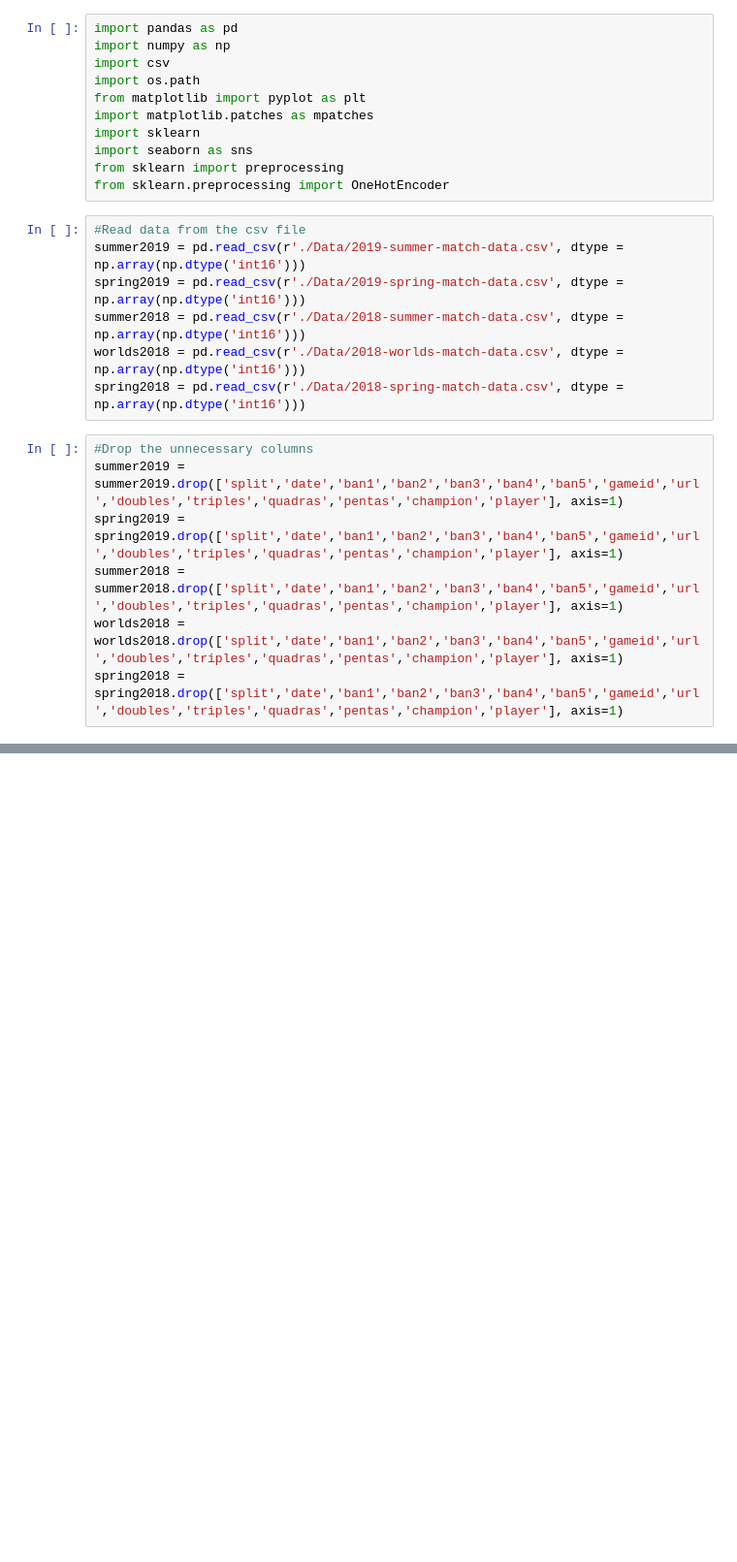
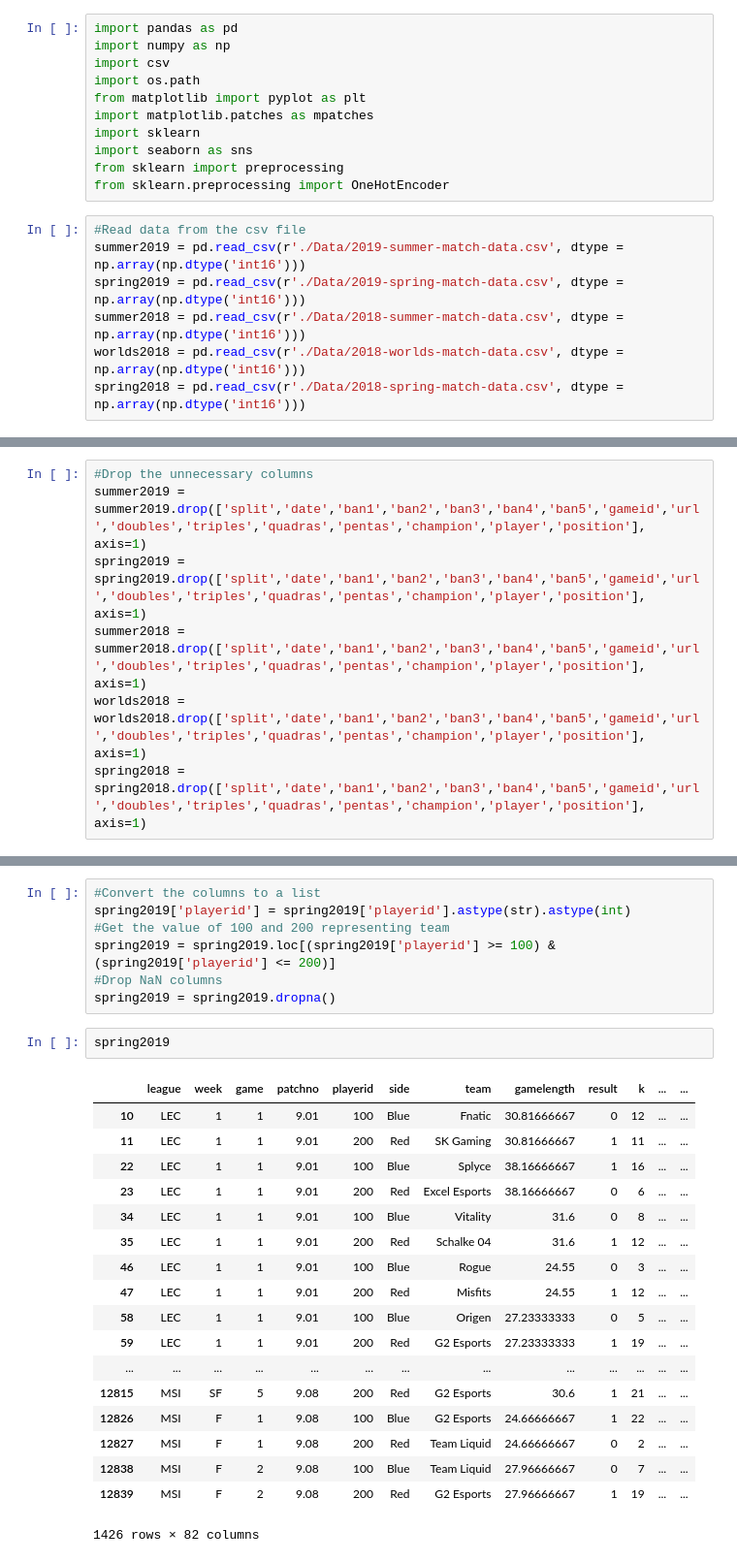
Before and after one commit to arons1618/match-prediction, a Jupyter notebook: ProMatchAnalysis.ipynb, the cells around one changed output, grey strips where cells are left out. Shown: that part at 97% size. Cells and saved outputs as stored; diff of their text form; blank space fills up the shorter version.

```diff
--- a/ProMatchAnalysis.ipynb
+++ b/ProMatchAnalysis.ipynb
@@ -16,10 +16,3 @@ spring2019 = pd.read_csv(r'./Data/2019-spring-match-data.csv', dtype = np.array(
 summer2018 = pd.read_csv(r'./Data/2018-summer-match-data.csv', dtype = np.array(np.dtype('int16')))
 worlds2018 = pd.read_csv(r'./Data/2018-worlds-match-data.csv', dtype = np.array(np.dtype('int16')))
 spring2018 = pd.read_csv(r'./Data/2018-spring-match-data.csv', dtype = np.array(np.dtype('int16')))
-# %%
-#Drop the unnecessary columns
-summer2019 = summer2019.drop(['split','date','ban1','ban2','ban3','ban4','ban5','gameid','url','doubles','triples','quadras','pentas','champion','player'], axis=1)
-spring2019 = spring2019.drop(['split','date','ban1','ban2','ban3','ban4','ban5','gameid','url','doubles','triples','quadras','pentas','champion','player'], axis=1)
-summer2018 = summer2018.drop(['split','date','ban1','ban2','ban3','ban4','ban5','gameid','url','doubles','triples','quadras','pentas','champion','player'], axis=1)
-worlds2018 = worlds2018.drop(['split','date','ban1','ban2','ban3','ban4','ban5','gameid','url','doubles','triples','quadras','pentas','champion','player'], axis=1)
-spring2018 = spring2018.drop(['split','date','ban1','ban2','ban3','ban4','ban5','gameid','url','doubles','triples','quadras','pentas','champion','player'], axis=1)
@@ -158,0 +19,7 @@ summer2019.isnull().sum().sum()
+# %%
+#Drop the unnecessary columns
+summer2019 = summer2019.drop(['split','date','ban1','ban2','ban3','ban4','ban5','gameid','url','doubles','triples','quadras','pentas','champion','player','position'], axis=1)
+spring2019 = spring2019.drop(['split','date','ban1','ban2','ban3','ban4','ban5','gameid','url','doubles','triples','quadras','pentas','champion','player','position'], axis=1)
+summer2018 = summer2018.drop(['split','date','ban1','ban2','ban3','ban4','ban5','gameid','url','doubles','triples','quadras','pentas','champion','player','position'], axis=1)
+worlds2018 = worlds2018.drop(['split','date','ban1','ban2','ban3','ban4','ban5','gameid','url','doubles','triples','quadras','pentas','champion','player','position'], axis=1)
+spring2018 = spring2018.drop(['split','date','ban1','ban2','ban3','ban4','ban5','gameid','url','doubles','triples','quadras','pentas','champion','player','position'], axis=1)
@@ -158,0 +41,28 @@ summer2019.isnull().sum().sum()
+# %%
+#Convert the columns to a list
+spring2019['playerid'] = spring2019['playerid'].astype(str).astype(int)
+#Get the value of 100 and 200 representing team
+spring2019 = spring2019.loc[(spring2019['playerid'] >= 100) & (spring2019['playerid'] <= 200)]
+#Drop NaN columns
+spring2019 = spring2019.dropna()
+# %%
+spring2019
+# %% [output]
+|  | league | week | game | patchno | playerid | side | team | gamelength | result | k | ... | ... |
+| 10 | LEC | 1 | 1 | 9.01 | 100 | Blue | Fnatic | 30.81666667 | 0 | 12 | ... | ... |
+| 11 | LEC | 1 | 1 | 9.01 | 200 | Red | SK Gaming | 30.81666667 | 1 | 11 | ... | ... |
+| 22 | LEC | 1 | 1 | 9.01 | 100 | Blue | Splyce | 38.16666667 | 1 | 16 | ... | ... |
+| 23 | LEC | 1 | 1 | 9.01 | 200 | Red | Excel Esports | 38.16666667 | 0 | 6 | ... | ... |
+| 34 | LEC | 1 | 1 | 9.01 | 100 | Blue | Vitality | 31.6 | 0 | 8 | ... | ... |
+| 35 | LEC | 1 | 1 | 9.01 | 200 | Red | Schalke 04 | 31.6 | 1 | 12 | ... | ... |
+| 46 | LEC | 1 | 1 | 9.01 | 100 | Blue | Rogue | 24.55 | 0 | 3 | ... | ... |
+| 47 | LEC | 1 | 1 | 9.01 | 200 | Red | Misfits | 24.55 | 1 | 12 | ... | ... |
+| 58 | LEC | 1 | 1 | 9.01 | 100 | Blue | Origen | 27.23333333 | 0 | 5 | ... | ... |
+| 59 | LEC | 1 | 1 | 9.01 | 200 | Red | G2 Esports | 27.23333333 | 1 | 19 | ... | ... |
+| ... | ... | ... | ... | ... | ... | ... | ... | ... | ... | ... | ... | ... |
+| 12815 | MSI | SF | 5 | 9.08 | 200 | Red | G2 Esports | 30.6 | 1 | 21 | ... | ... |
+| 12826 | MSI | F | 1 | 9.08 | 100 | Blue | G2 Esports | 24.66666667 | 1 | 22 | ... | ... |
+| 12827 | MSI | F | 1 | 9.08 | 200 | Red | Team Liquid | 24.66666667 | 0 | 2 | ... | ... |
+| 12838 | MSI | F | 2 | 9.08 | 100 | Blue | Team Liquid | 27.96666667 | 0 | 7 | ... | ... |
+| 12839 | MSI | F | 2 | 9.08 | 200 | Red | G2 Esports | 27.96666667 | 1 | 19 | ... | ... |
+1426 rows × 82 columns
```
Also changed, not shown: parts of 39 cells of this notebook.
